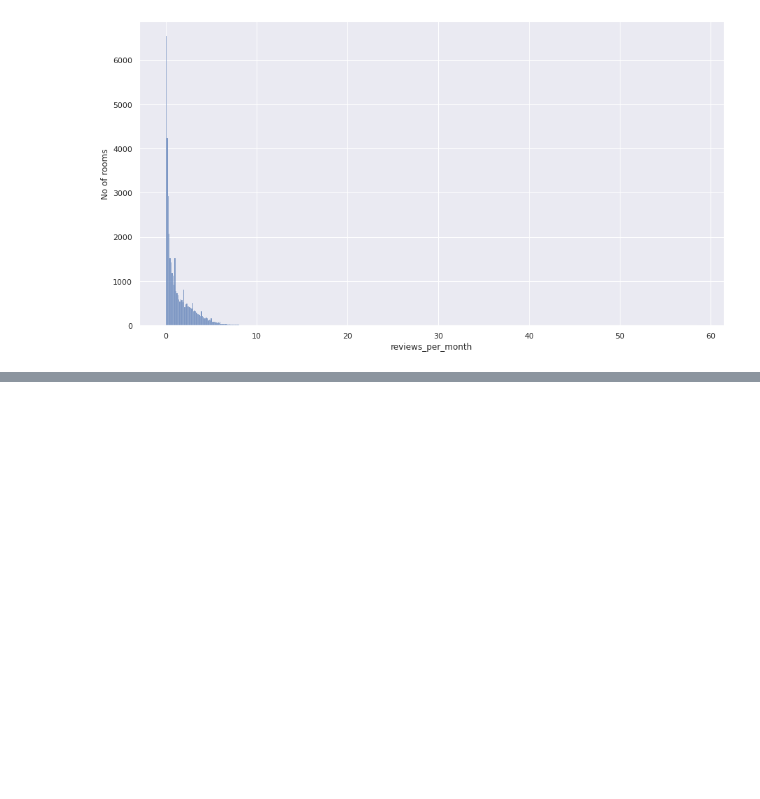
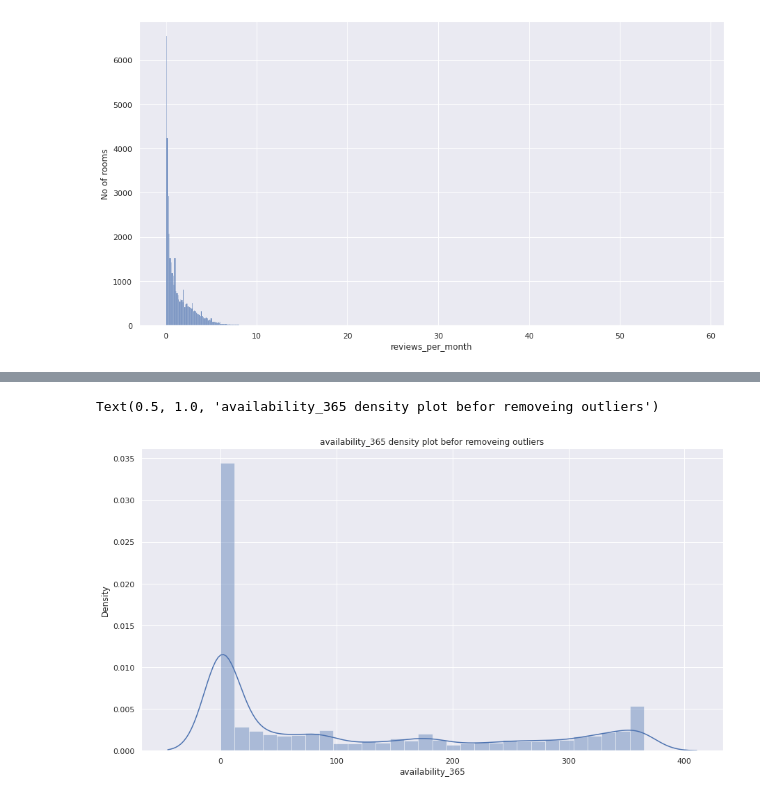
Before and after one commit to Anku0210/AirBnB-booking-Analysis, a Jupyter notebook: Project_on_Airbnb_Bookings_Analysis_Capstone_Project.ipynb, the cells around one changed output, grey strips where cells are left out. Drawn from its saved outputs; the diff is of its cells as text; code cells hidden in the pictures; blank space fills up the shorter version.

```diff
--- a/Project_on_Airbnb_Bookings_Analysis_Capstone_Project.ipynb
+++ b/Project_on_Airbnb_Bookings_Analysis_Capstone_Project.ipynb
@@ -640,0 +692,5 @@ Text(0, 0.5, 'No of rooms')
+# %%
+sns.distplot(df.availability_365).set_title("availability_365 density plot befor removeing outliers")
+# %% [output]
+Text(0.5, 1.0, 'availability_365 density plot befor removeing outliers')
+[figure, added]
```
Also changed, not shown: parts of 22 cells of this notebook.
